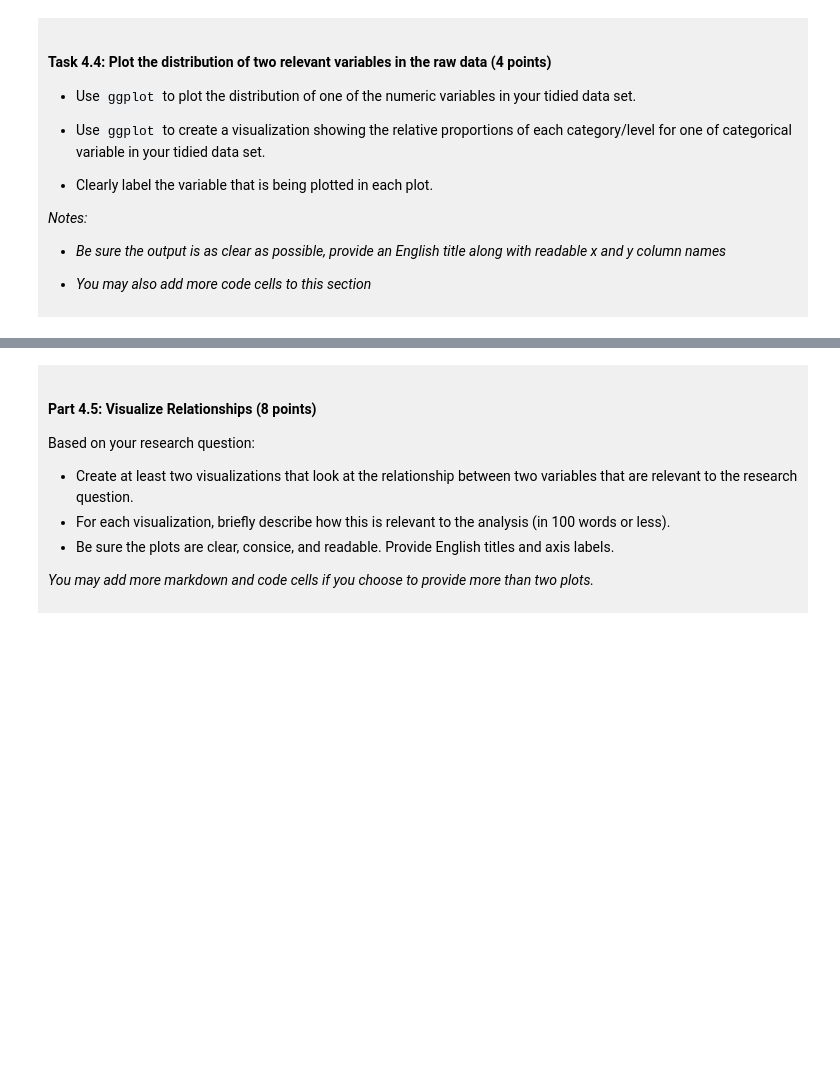
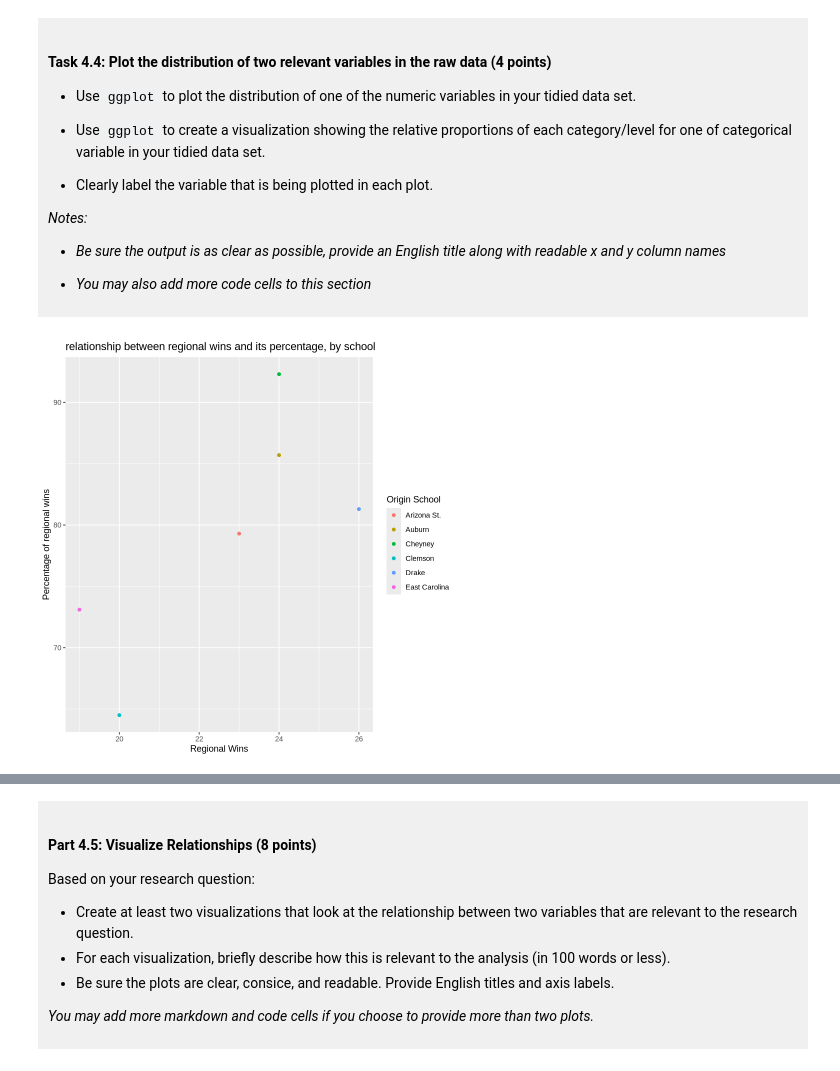
Before and after one commit to isa-che/dsci-100-project-isabella-chen, a Jupyter notebook: dsci-100-project-notebook.ipynb, the cells around one changed output, grey strips where cells are left out. Drawn from its saved outputs; the diff is of its cells as text; code cells hidden in the pictures; blank space fills up the shorter version.

```diff
--- a/dsci-100-project-notebook.ipynb
+++ b/dsci-100-project-notebook.ipynb
@@ -306,5 +341,12 @@ A data.frame: 6 × 20
 
 </div>
 # %%
-### EDIT THIS CODE CELL FOR PLOT 1 ###
+ball_distribution <- ball_data |>
+ggplot(aes(x = reg_wins, y = reg_wins_pct, color = school)) +
+geom_point() +
+labs(title = "relationship between regional wins and its percentage, by school", x = "Regional Wins", y = "Percentage of regional wins", color = "Origin School")
+
+ball_distribution
+# %% [output]
+[figure, added]
 # %%
```
Also changed, not shown: parts of 9 cells of this notebook.
